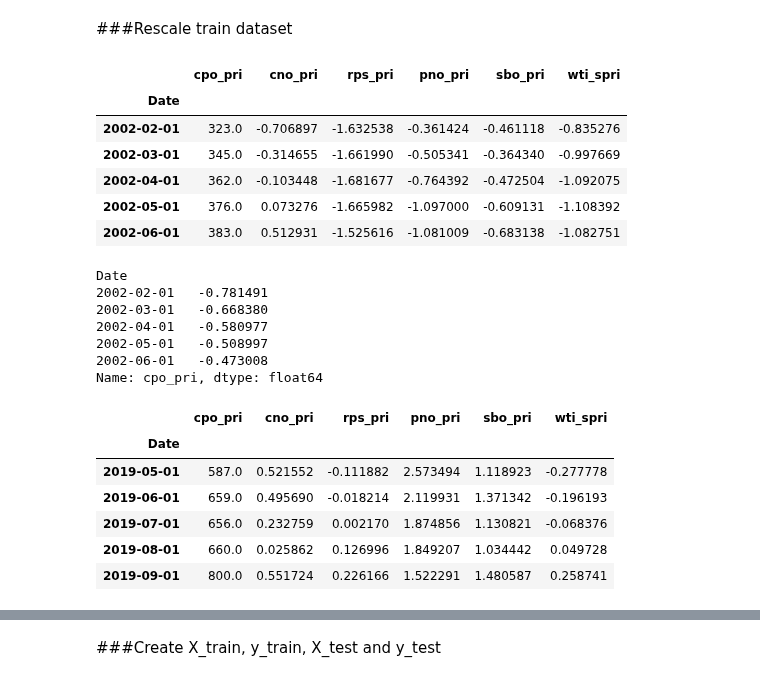
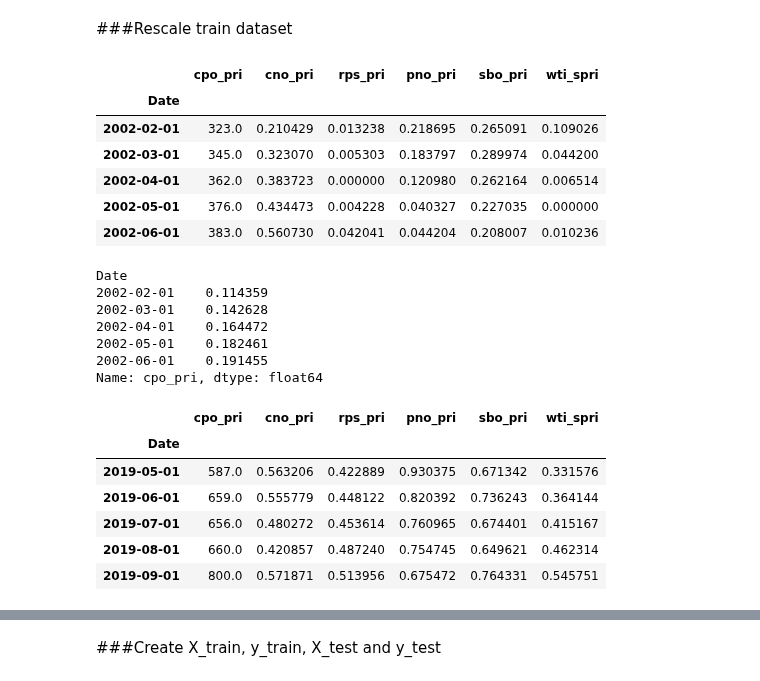
Before and after one commit to mofuoku417/Machine-Learning-Techniques-for-Multivariate-Time-Series-Forecasting-of-Crude-Palm-Oil-Prices, a Jupyter notebook: MV_CNN.ipynb, the cells around one changed output, grey strips where cells are left out. Cells and saved outputs as stored; diff of their text form; code cells hidden in the pictures.

```diff
--- a/MV_CNN.ipynb
+++ b/MV_CNN.ipynb
@@ -188,31 +190,31 @@ train.head()
 # %% [markdown]
 ###Rescale train dataset
 # %%
-f_transformer = RobustScaler()
+f_transformer = MinMaxScaler()
 feature_columns = ['cno_pri', 'rps_pri', 'pno_pri', 'sbo_pri', 'wti_spri']
 f_transformer = f_transformer.fit(train[feature_columns].to_numpy())
 train.loc[:, feature_columns] = f_transformer.transform(train[feature_columns].to_numpy())
 train.head()
 # %% [output]
 |  | cpo_pri | cno_pri | rps_pri | pno_pri | sbo_pri | wti_spri |
 | Date |  |  |  |  |  |  |
-| 2002-02-01 | 323.0 | -0.706897 | -1.632538 | -0.361424 | -0.461118 | -0.835276 |
-| 2002-03-01 | 345.0 | -0.314655 | -1.661990 | -0.505341 | -0.364340 | -0.997669 |
-| 2002-04-01 | 362.0 | -0.103448 | -1.681677 | -0.764392 | -0.472504 | -1.092075 |
-| 2002-05-01 | 376.0 | 0.073276 | -1.665982 | -1.097000 | -0.609131 | -1.108392 |
-| 2002-06-01 | 383.0 | 0.512931 | -1.525616 | -1.081009 | -0.683138 | -1.082751 |
+| 2002-02-01 | 323.0 | 0.210429 | 0.013238 | 0.218695 | 0.265091 | 0.109026 |
+| 2002-03-01 | 345.0 | 0.323070 | 0.005303 | 0.183797 | 0.289974 | 0.044200 |
+| 2002-04-01 | 362.0 | 0.383723 | 0.000000 | 0.120980 | 0.262164 | 0.006514 |
+| 2002-05-01 | 376.0 | 0.434473 | 0.004228 | 0.040327 | 0.227035 | 0.000000 |
+| 2002-06-01 | 383.0 | 0.560730 | 0.042041 | 0.044204 | 0.208007 | 0.010236 |
 # %%
-cpo_pri_transformer = RobustScaler()
+cpo_pri_transformer = MinMaxScaler()
 cpo_pri_transformer = cpo_pri_transformer.fit(train[['cpo_pri']])
 train['cpo_pri'] = cpo_pri_transformer.transform(train[['cpo_pri']])
 train['cpo_pri'].head()
 # %% [output]
 Date
-2002-02-01   -0.781491
-2002-03-01   -0.668380
-2002-04-01   -0.580977
-2002-05-01   -0.508997
-2002-06-01   -0.473008
+2002-02-01    0.114359
+2002-03-01    0.142628
+2002-04-01    0.164472
+2002-05-01    0.182461
+2002-06-01    0.191455
 Name: cpo_pri, dtype: float64
 # %%
 test.loc[:, feature_columns] = f_transformer.transform(test[feature_columns].to_numpy())
@@ -220,11 +222,11 @@ test.head()
 # %% [output]
 |  | cpo_pri | cno_pri | rps_pri | pno_pri | sbo_pri | wti_spri |
 | Date |  |  |  |  |  |  |
-| 2019-05-01 | 587.0 | 0.521552 | -0.111882 | 2.573494 | 1.118923 | -0.277778 |
-| 2019-06-01 | 659.0 | 0.495690 | -0.018214 | 2.119931 | 1.371342 | -0.196193 |
-| 2019-07-01 | 656.0 | 0.232759 | 0.002170 | 1.874856 | 1.130821 | -0.068376 |
-| 2019-08-01 | 660.0 | 0.025862 | 0.126996 | 1.849207 | 1.034442 | 0.049728 |
-| 2019-09-01 | 800.0 | 0.551724 | 0.226166 | 1.522291 | 1.480587 | 0.258741 |
+| 2019-05-01 | 587.0 | 0.563206 | 0.422889 | 0.930375 | 0.671342 | 0.331576 |
+| 2019-06-01 | 659.0 | 0.555779 | 0.448122 | 0.820392 | 0.736243 | 0.364144 |
+| 2019-07-01 | 656.0 | 0.480272 | 0.453614 | 0.760965 | 0.674401 | 0.415167 |
+| 2019-08-01 | 660.0 | 0.420857 | 0.487240 | 0.754745 | 0.649621 | 0.462314 |
+| 2019-09-01 | 800.0 | 0.571871 | 0.513956 | 0.675472 | 0.764331 | 0.545751 |
 # %%
 test['cpo_pri'] = cpo_pri_transformer.transform(test[['cpo_pri']])
 test['cpo_pri'].head()
```
Also changed, not shown: parts of 17 cells of this notebook.
